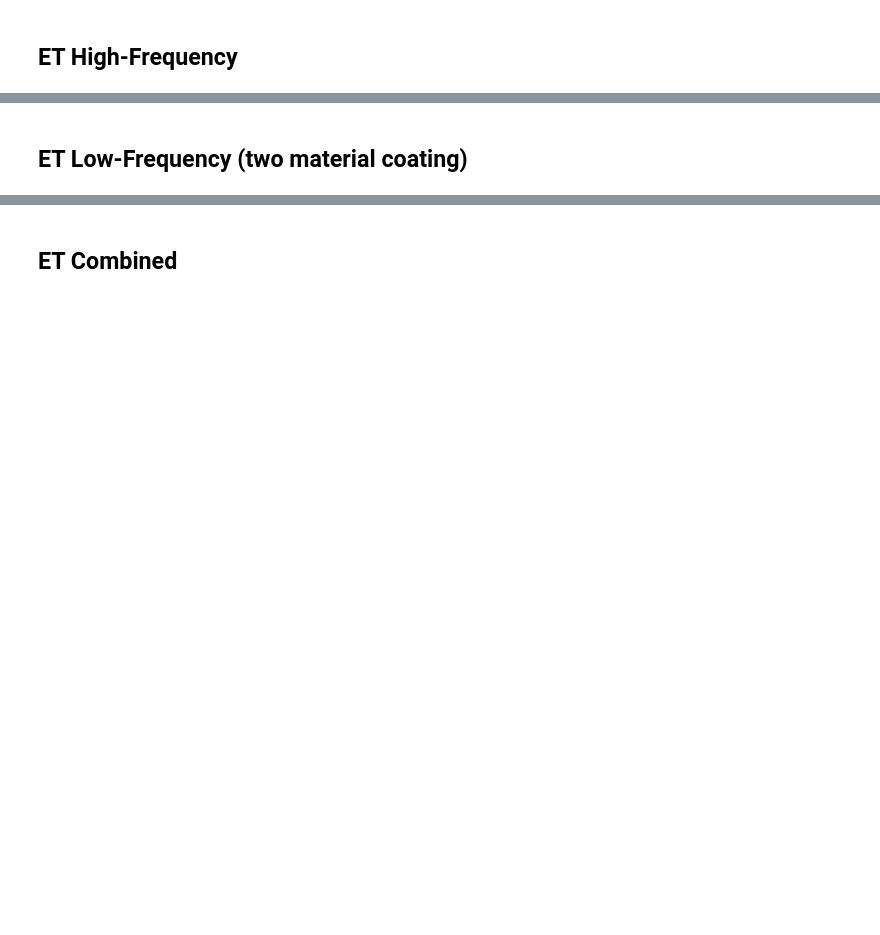
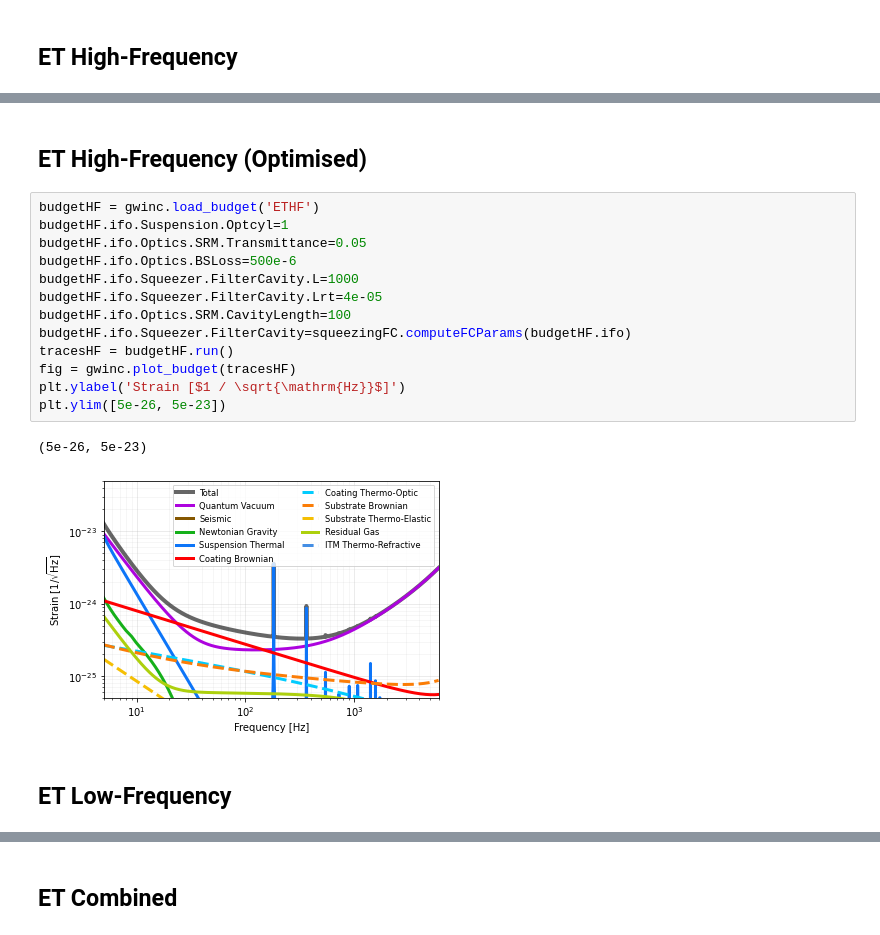
Before and after one commit to janosch314/GWINC_ET, a Jupyter notebook: Run.ipynb, the cells around one changed output, grey strips where cells are left out. Saved outputs shown, nothing was run; the diff lists cells and outputs as text; blank space fills up the shorter version.

```diff
--- a/Run.ipynb
+++ b/Run.ipynb
@@ -25,5 +27,23 @@ plt.ylim([5e-26, 1e-21])
+# %% [markdown]
+## ET High-Frequency (Optimised)
+# %%
+budgetHF = gwinc.load_budget('ETHF')
+budgetHF.ifo.Suspension.Optcyl=1
+budgetHF.ifo.Optics.SRM.Transmittance=0.05
+budgetHF.ifo.Optics.BSLoss=500e-6
+budgetHF.ifo.Squeezer.FilterCavity.L=1000
+budgetHF.ifo.Squeezer.FilterCavity.Lrt=4e-05
+budgetHF.ifo.Optics.SRM.CavityLength=100
+budgetHF.ifo.Squeezer.FilterCavity=squeezingFC.computeFCParams(budgetHF.ifo)
+tracesHF = budgetHF.run()
+fig = gwinc.plot_budget(tracesHF)
+plt.ylabel('Strain [$1 / \sqrt{\mathrm{Hz}}$]')
+plt.ylim([5e-26, 5e-23])
+# %% [output]
+(5e-26, 5e-23)
+[figure, added]
 # %% [markdown]
-## ET Low-Frequency (two material coating)
+## ET Low-Frequency
 # %%
 budgetLF = gwinc.load_budget('ETLF')
 tracesLF = budgetLF.run()
```
Also changed, not shown: parts of 6 cells of this notebook, 13 other files.
